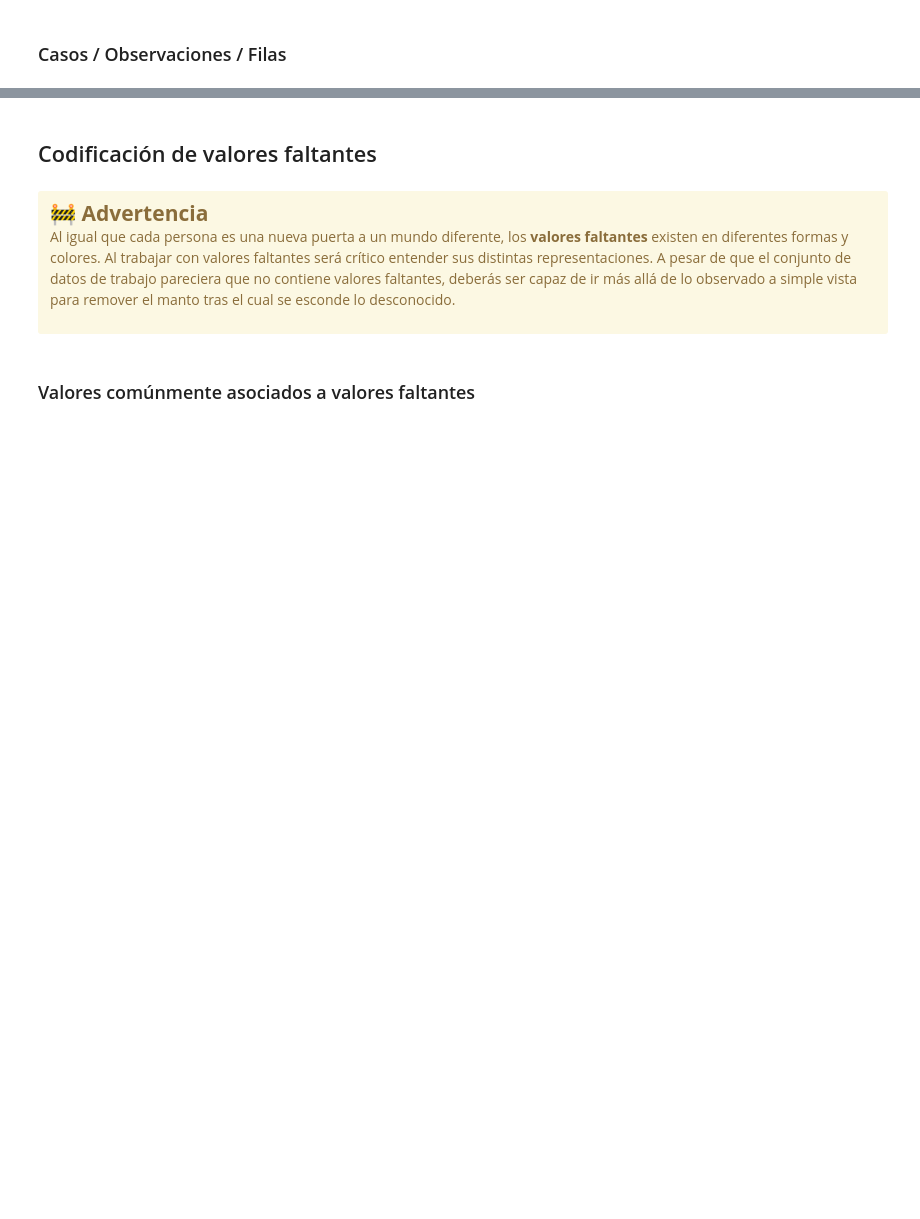
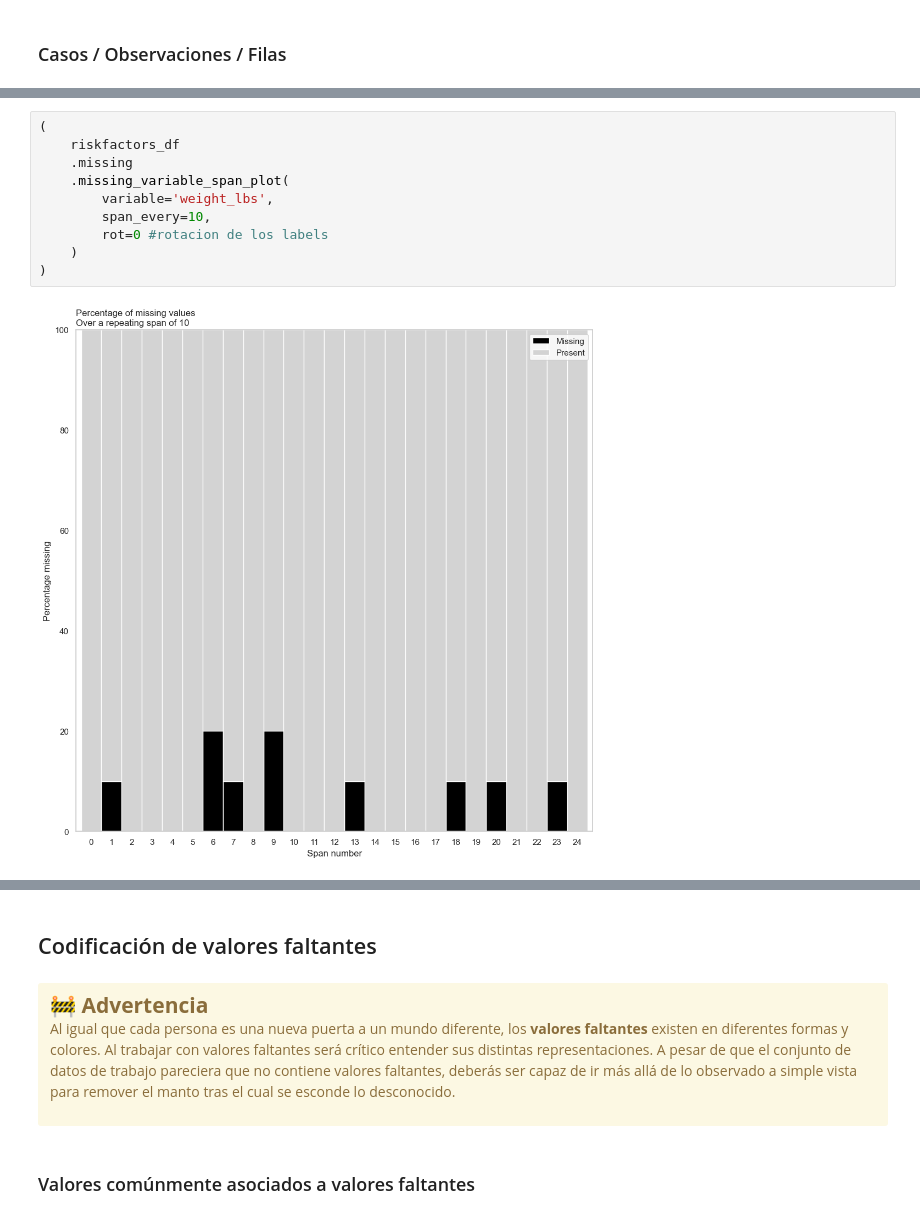
Before and after one commit to RaymundoSGlz/Manejo-de-datos-faltantes, a Jupyter notebook: live-exploration-missing-values.ipynb, the cells around one changed output, grey strips where cells are left out. Drawn from its saved outputs; the diff is of its cells as text; blank space fills up the shorter version.

```diff
--- a/live-exploration-missing-values.ipynb
+++ b/live-exploration-missing-values.ipynb
@@ -94,0 +426,12 @@ sns.set_style("whitegrid")
+# %%
+(
+    riskfactors_df
+    .missing
+    .missing_variable_span_plot(
+        variable='weight_lbs',
+        span_every=10,
+        rot=0 #rotacion de los labels
+    )
+)
+# %% [output]
+[figure, added]
```
Also changed, not shown: parts of 41 cells of this notebook, 6 other files.
